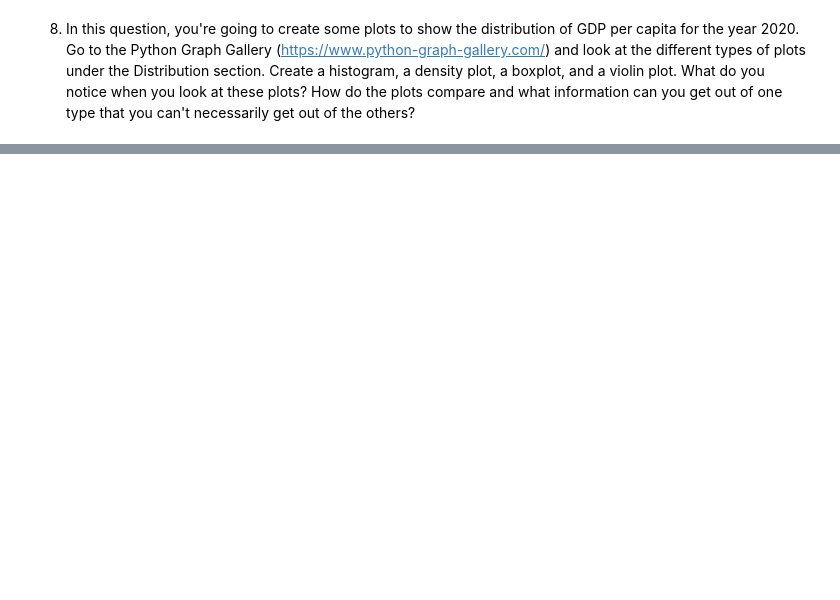
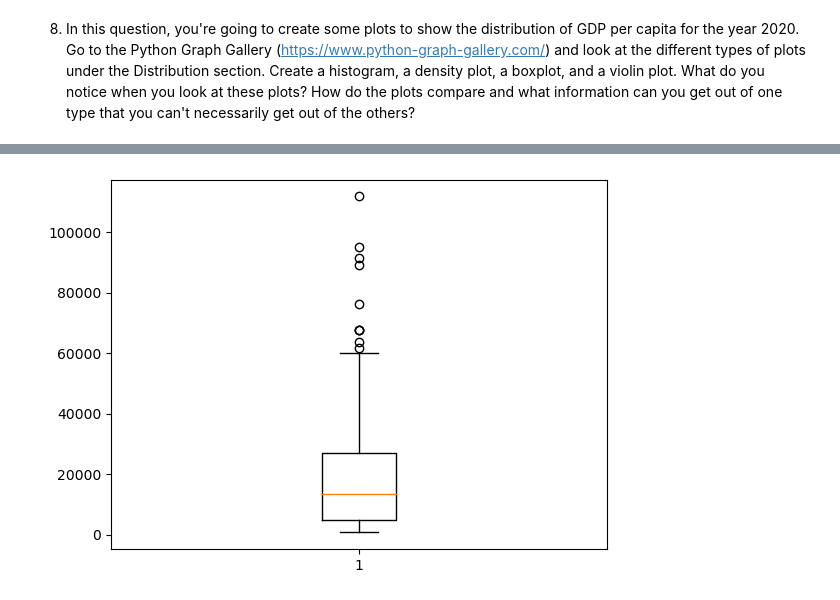
Before and after one commit to NSS-Data-Analytics-Cohort-12/un-python-AbrahamFongnaly, a Jupyter notebook: notebooks/undata.ipynb, the cells around one changed output, grey strips where cells are left out. Cells and saved outputs as stored; diff of their text form; code cells hidden in the pictures; blank space fills up the shorter version.

```diff
--- a/notebooks/undata.ipynb
+++ b/notebooks/undata.ipynb
@@ -71,0 +139,5 @@ print(missing_years)
+# %%
+plt.boxplot(gdp_per_capita_2020.GDP_Per_Capita)
+plt.show()
+# %% [output]
+[figure, added]
```
Also changed, not shown: parts of 56 cells of this notebook.
